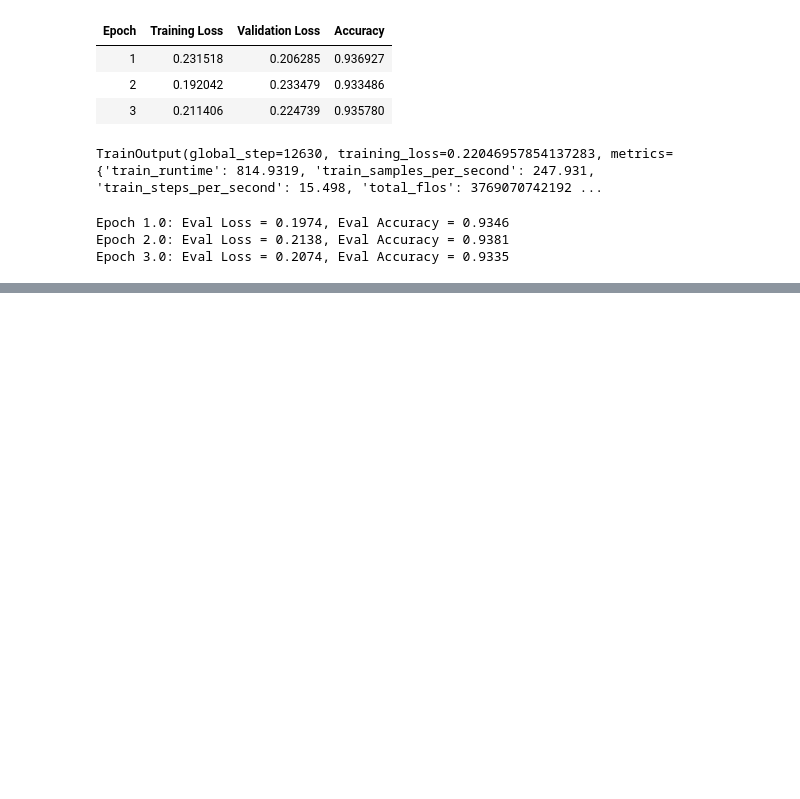
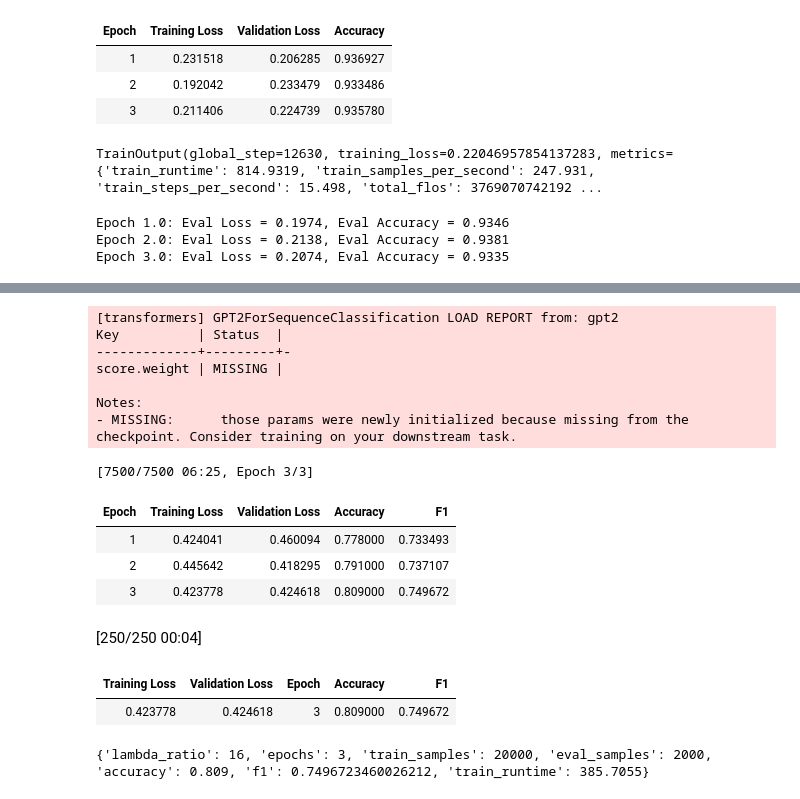
Before and after one commit to Ramprasath-Meganathan/LoRA-Plus, a Jupyter notebook: ML_Project_LoRA+.ipynb, the cells around one changed output, grey strips where cells are left out. Saved outputs shown, nothing was run; the diff lists cells and outputs as text; code cells hidden in the pictures; blank space fills up the shorter version.

```diff
--- a/ML_Project_LoRA+.ipynb
+++ b/ML_Project_LoRA+.ipynb
@@ -500,0 +1130,24 @@ runtime.unassign()
+# %%
+result_3epoch_loraplus16 = run_three_epoch_experiment(16)
+
+print({
+    k: v for k, v in result_3epoch_loraplus16.items()
+    if k != "log_history"
+})
+# %% [output]
+[transformers] GPT2ForSequenceClassification LOAD REPORT from: gpt2
+Key          | Status  |
+-------------+---------+-
+score.weight | MISSING |
+
+Notes:
+- MISSING:      those params were newly initialized because missing from the checkpoint. Consider training on your downstream task.
+[7500/7500 06:25, Epoch 3/3]
+| Epoch | Training Loss | Validation Loss | Accuracy | F1 |
+| 1 | 0.424041 | 0.460094 | 0.778000 | 0.733493 |
+| 2 | 0.445642 | 0.418295 | 0.791000 | 0.737107 |
+| 3 | 0.423778 | 0.424618 | 0.809000 | 0.749672 |
+[250/250 00:04]
+| Training Loss | Validation Loss | Epoch | Accuracy | F1 |
+| 0.423778 | 0.424618 | 3 | 0.809000 | 0.749672 |
+{'lambda_ratio': 16, 'epochs': 3, 'train_samples': 20000, 'eval_samples': 2000, 'accuracy': 0.809, 'f1': 0.7496723460026212, 'train_runtime': 385.7055}
```
Also changed, not shown: parts of 49 cells of this notebook.
